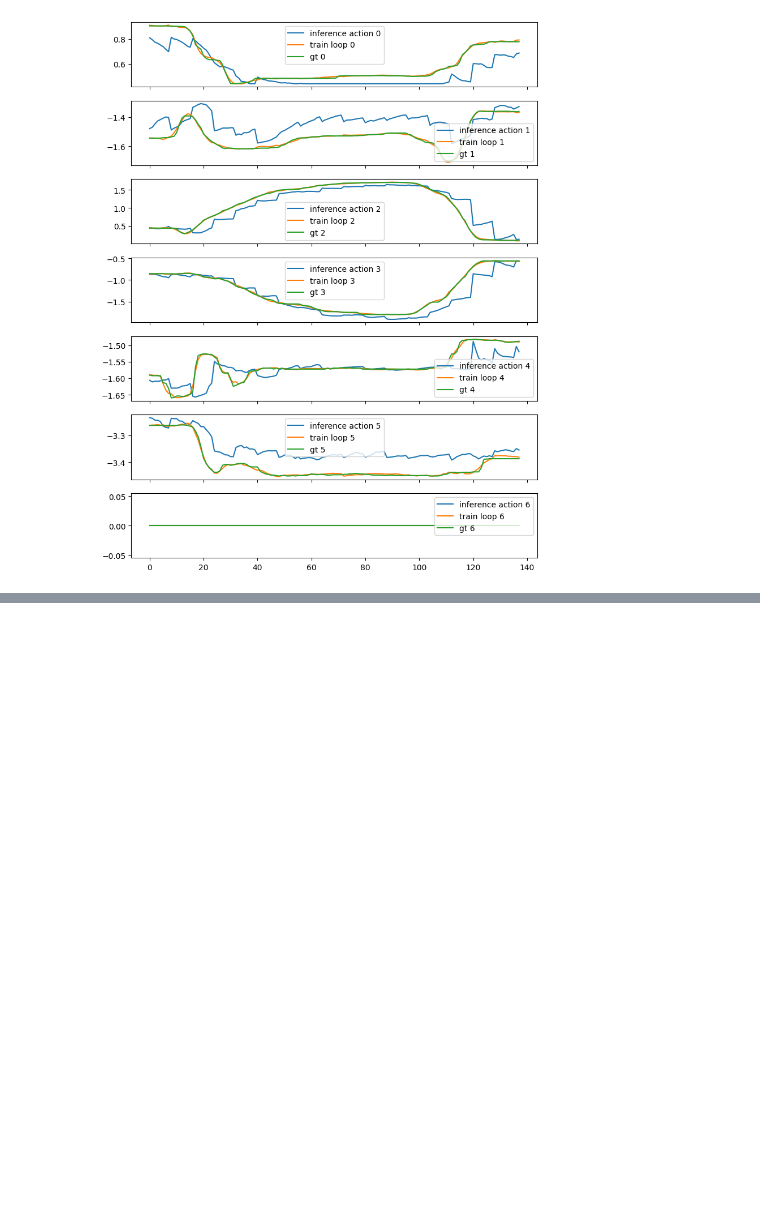
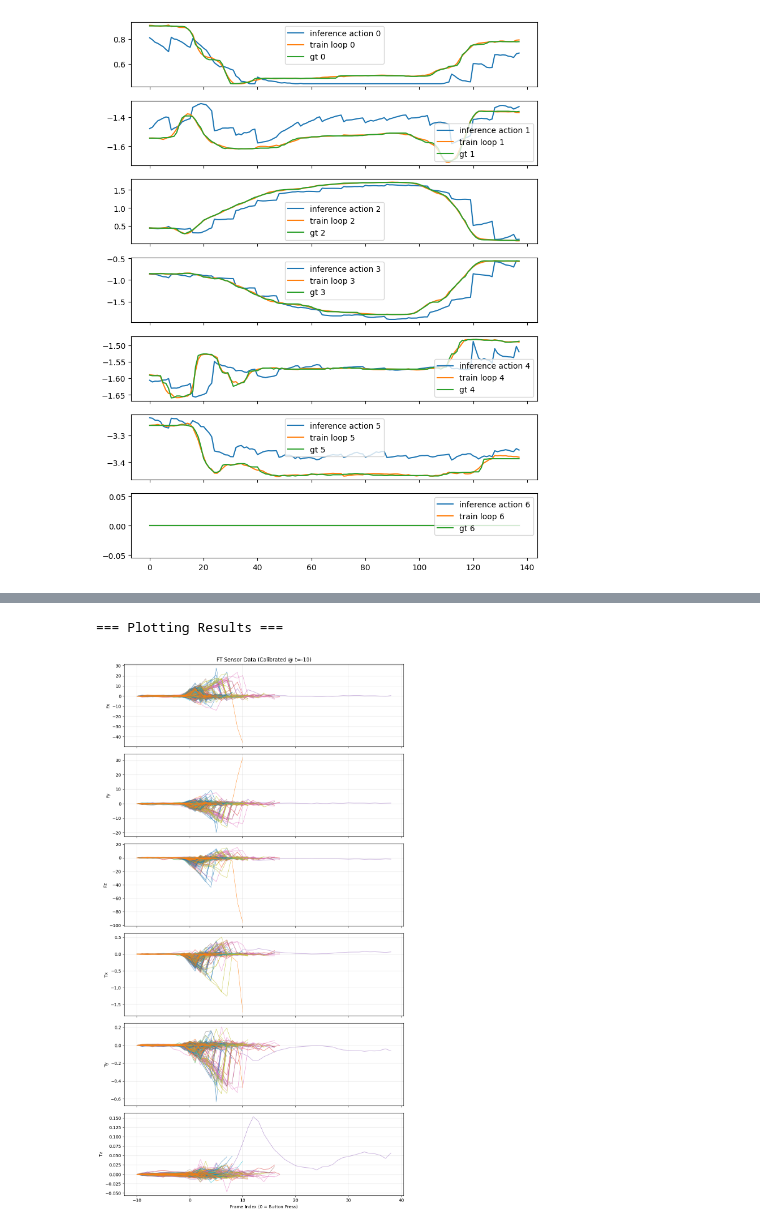
Before and after one commit to rtalwar2/robot-imitation-glue, a Jupyter notebook: analyze_policy.ipynb, the cells around one changed output, grey strips where cells are left out. Drawn from its saved outputs; the diff is of its cells as text; code cells hidden in the pictures; blank space fills up the shorter version.

```diff
--- a/analyze_policy.ipynb
+++ b/analyze_policy.ipynb
@@ -236,0 +295,15 @@ DatasetDict({
+# %%
+episode_idx = 0
+episode_indices = dataset.meta.episodes[episode_idx]
+start_idx = episode_indices["dataset_from_index"]
+end_idx   = episode_indices["dataset_to_index"]
+
+pred_actions = []
+gt_actions = []
+gt_states=[]
+# --- Loop through frames in episode ---
+for idx in range(start_idx, end_idx):
+    frame = dataset[idx]
+    if frame["observation.state"] ==1:
+        print("state was changed")
+    print(frame["observation.images.wrist_image"].shape)
@@ -236,0 +751,42 @@ DatasetDict({
+# %%
+# 3. Plotting
+print("=== Plotting Results ===")
+fig, axes = plt.subplots(6, 1, figsize=(10, 18), sharex=True)
+ft_labels = ["Fx", "Fy", "Fz", "Tx", "Ty", "Tz"]
+
+# Get default color cycle from matplotlib (Blue, Orange, Green, Red, Purple, Brown...)
+color_cycle = plt.rcParams['axes.prop_cycle'].by_key()['color']
+
+def plot_dataset_group(axes, episode_list, color, label_prefix):
+    first = True
+    for ep in episode_list:
+        t = ep["time"]
+        ft = ep["ft"] # shape (T, 6)
+        filter = t>=-10
+        t_filter = t[filter]
+        ft_filter = ft[filter]
+        for dim in range(6):
+            lbl = label_prefix if (first and dim == 0) else None
+            axes[dim].plot(t_filter, ft_filter[:, dim], color=color, alpha=0.5, linewidth=1.2, label=lbl)
+        first = False
+
+# Loop over processed data and plot each
+for i, (label, data) in enumerate(all_processed_data.items()):
+    # Pick a color from the cycle (modulo to wrap around if >10 datasets)
+    color = color_cycle[i % len(color_cycle)]
+    plot_dataset_group(axes, data, color, label)
+
+# Formatting
+for i in range(6):
+    axes[i].set_ylabel(ft_labels[i])
+    axes[i].grid(True, alpha=0.3)
+    if i == 0:
+        # axes[i].legend(loc="upper right")
+        axes[i].set_title("FT Sensor Data (Calibrated @ t=-10)")
+
+axes[-1].set_xlabel("Frame Index (0 = Button Press)")
+plt.tight_layout()
+plt.show()
+# %% [output]
+=== Plotting Results ===
+[figure, added]
```
Also changed, not shown: parts of 11 cells of this notebook, 6 other files.
